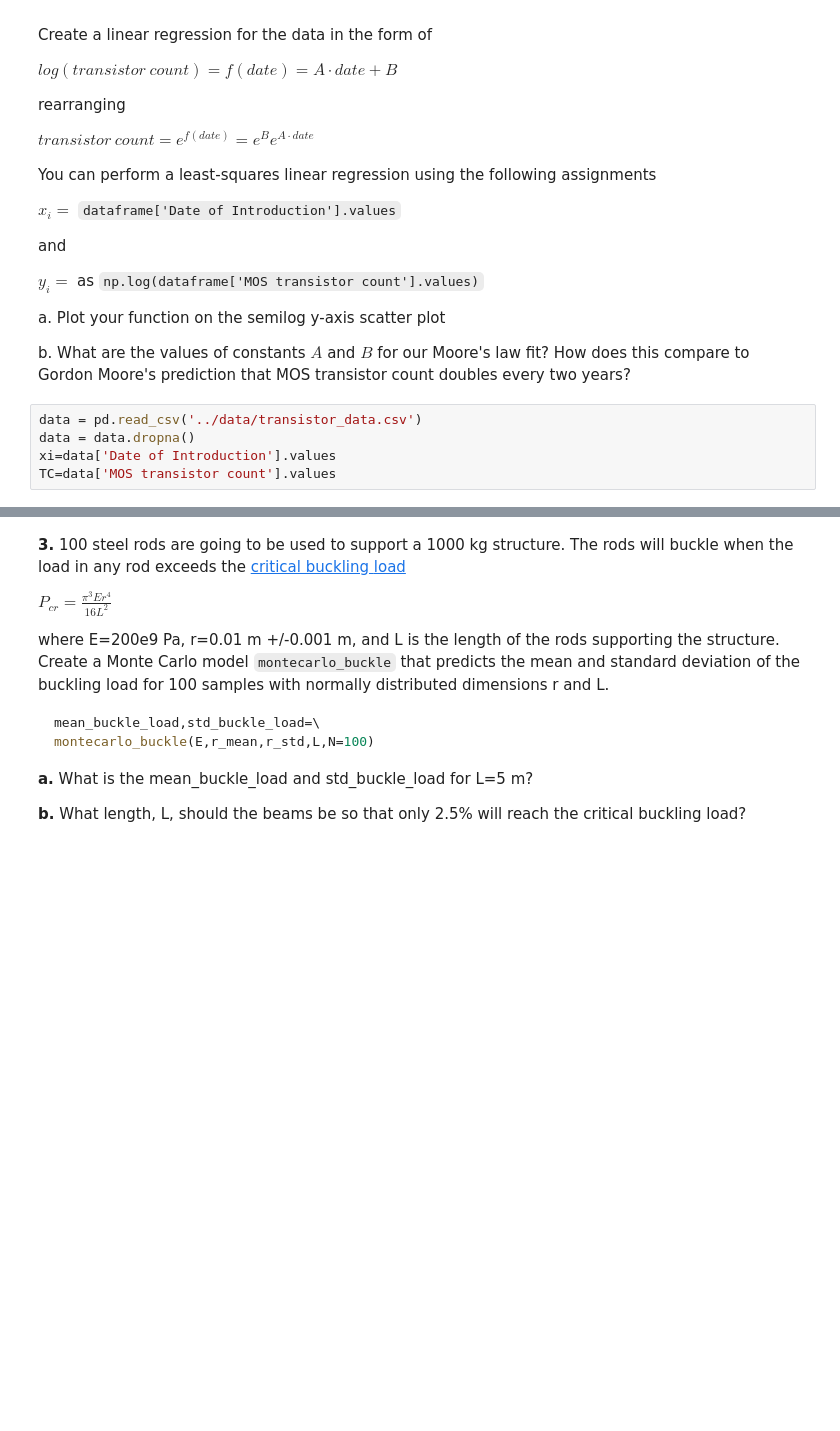
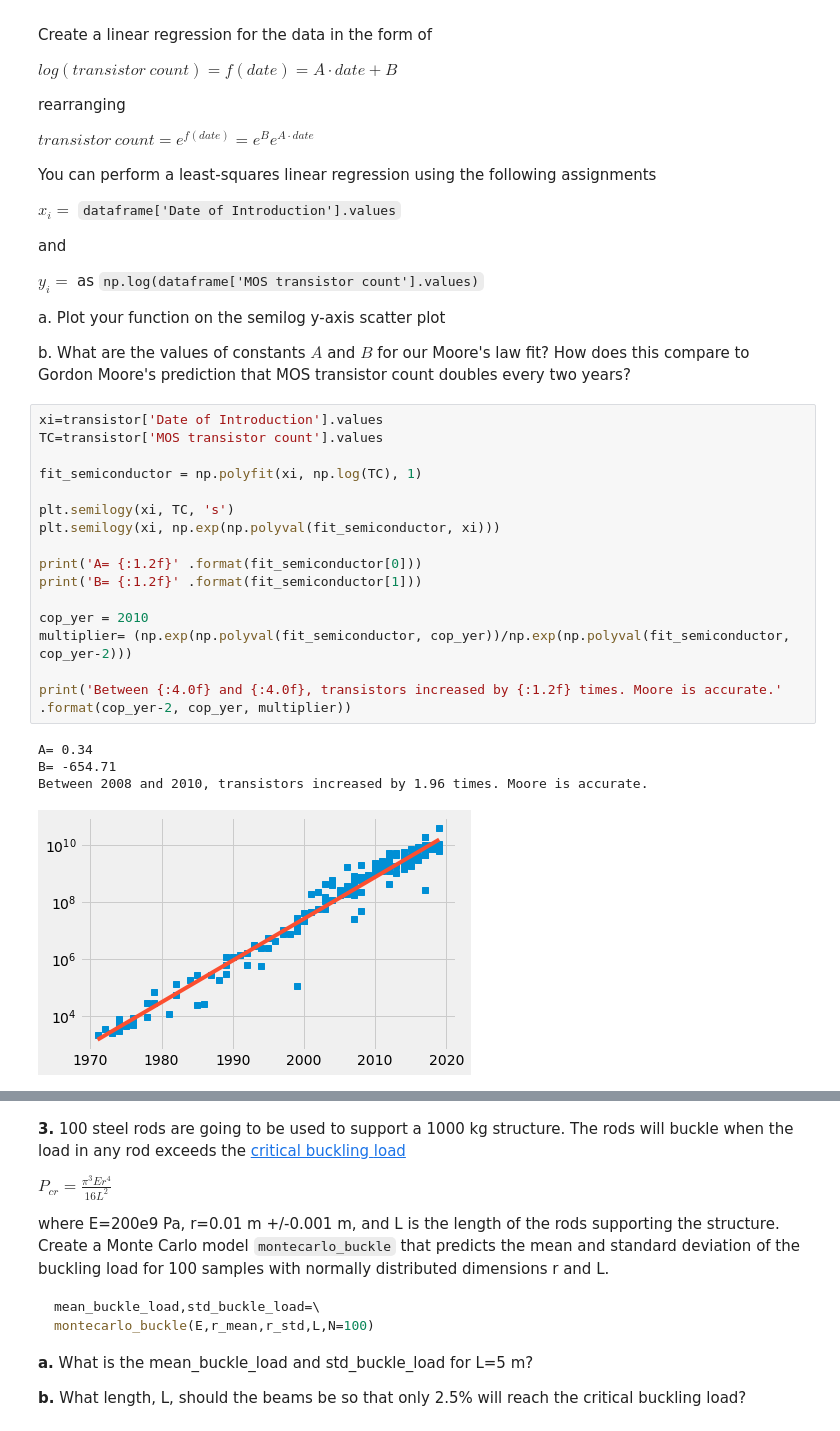
Before and after one commit to hamwalker/computational-mechanics, a Jupyter notebook: module_02/notebooks/HW_02.ipynb, the cells around one changed output, grey strips where cells are left out. Drawn from its saved outputs; the diff is of its cells as text; blank space fills up the shorter version.

```diff
--- a/module_02/notebooks/HW_02.ipynb
+++ b/module_02/notebooks/HW_02.ipynb
@@ -249,10 +308,26 @@ a. Plot your function on the semilog y-axis scatter plot
 
 b. What are the values of constants $A$ and $B$ for our Moore's law fit? How does this compare to Gordon Moore's prediction that MOS transistor count doubles every two years?
 # %%
-data = pd.read_csv('../data/transistor_data.csv')
-data = data.dropna()
-xi=data['Date of Introduction'].values
-TC=data['MOS transistor count'].values
+xi=transistor['Date of Introduction'].values
+TC=transistor['MOS transistor count'].values
+
+fit_semiconductor = np.polyfit(xi, np.log(TC), 1)
+
+plt.semilogy(xi, TC, 's')
+plt.semilogy(xi, np.exp(np.polyval(fit_semiconductor, xi)))
+
+print('A= {:1.2f}' .format(fit_semiconductor[0]))
+print('B= {:1.2f}' .format(fit_semiconductor[1]))
+
+cop_yer = 2010
+multiplier= (np.exp(np.polyval(fit_semiconductor, cop_yer))/np.exp(np.polyval(fit_semiconductor, cop_yer-2)))
+
+print('Between {:4.0f} and {:4.0f}, transistors increased by {:1.2f} times. Moore is accurate.' .format(cop_yer-2, cop_yer, multiplier))
+# %% [output]
+A= 0.34
+B= -654.71
+Between 2008 and 2010, transistors increased by 1.96 times. Moore is accurate.
+[figure, added]
 # %% [markdown]
 ## Problems [Part 4](04_Stats_and_Montecarlo.md)
 
```
Also changed, not shown: parts of 18 cells of this notebook, 8 other files.
